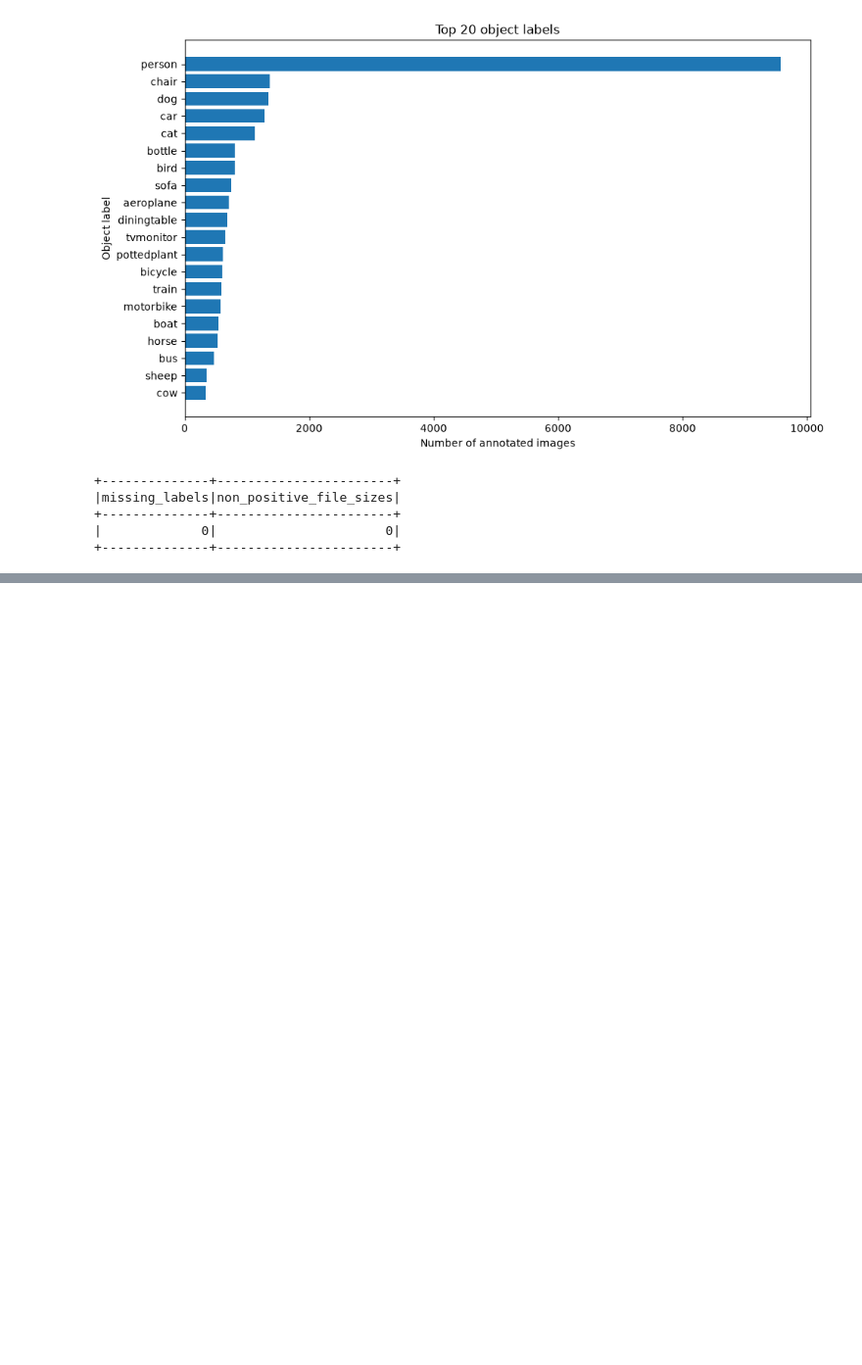
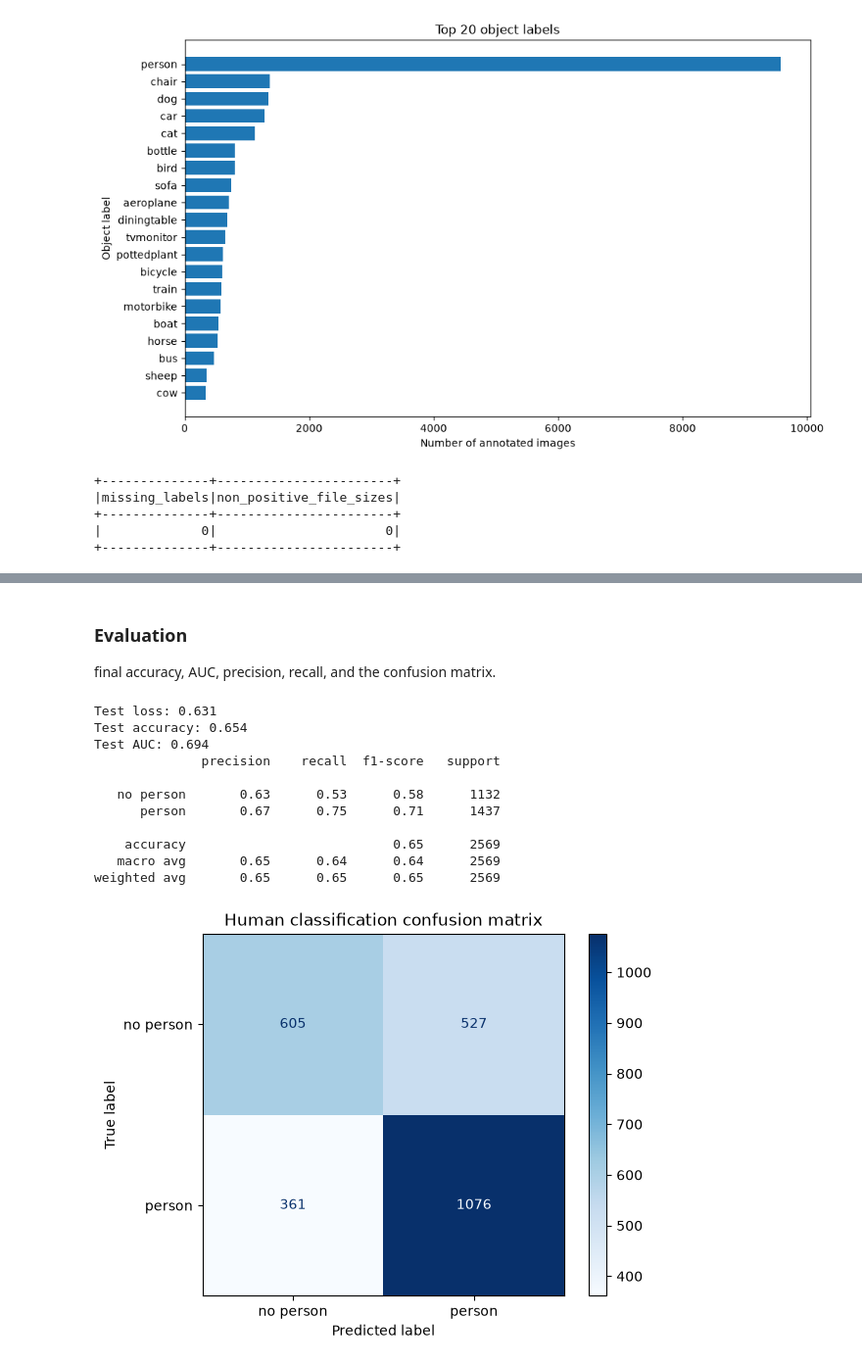
Before and after one commit to EMWCCN/pdan8412-2026-poe-part-3-convolutional-neural-networks-cnn-st10256074, a Jupyter notebook: notebook.ipynb, the cells around one changed output, grey strips where cells are left out. Shown at 98% size. Cells and saved outputs as stored; diff of their text form; code cells hidden in the pictures; blank space fills up the shorter version.

Commit message:
improved model and comparison

```diff
--- a/notebook.ipynb
+++ b/notebook.ipynb
@@ -331,0 +388,22 @@ image_properties_df.describe()
+# %%
+def load_image(path, label):
+    image = tf.io.read_file(path)
+    image = tf.image.decode_jpeg(image, channels=3)
+    image = tf.image.resize(image, IMAGE_SIZE)
+    return image, tf.cast(label, tf.float32)
+
+
+def make_dataset(frame, shuffle=False):
+    dataset = tf.data.Dataset.from_tensor_slices(
+        (frame["path"].to_numpy(), frame["human"].to_numpy())
+    )
+    if shuffle:
+        dataset = dataset.shuffle(len(frame), seed=SEED)
+    return dataset.map(load_image, num_parallel_calls=AUTOTUNE).batch(
+        BATCH_SIZE
+    ).prefetch(AUTOTUNE)
+
+
+train_ds = make_dataset(train_df, shuffle=True)
+validation_ds = make_dataset(validation_df)
+test_ds = make_dataset(test_df)
@@ -331,0 +476,40 @@ image_properties_df.describe()
+# %% [markdown]
+### Evaluation
+
+final accuracy, AUC, precision, recall, and the confusion matrix.
+# %%
+from sklearn.metrics import classification_report, confusion_matrix, ConfusionMatrixDisplay
+import matplotlib.pyplot as plt
+
+test_loss, test_accuracy, test_auc = model.evaluate(test_ds, verbose=0)
+test_probabilities = model.predict(test_ds, verbose=0).ravel()
+test_predictions = (test_probabilities >= 0.5).astype(int)
+test_labels = test_df["human"].to_numpy()
+
+print(f"Test loss: {test_loss:.3f}")
+print(f"Test accuracy: {test_accuracy:.3f}")
+print(f"Test AUC: {test_auc:.3f}")
+print(classification_report(
+    test_labels, test_predictions, target_names=["no person", "person"],
+    zero_division=0
+))
+
+ConfusionMatrixDisplay(
+    confusion_matrix(test_labels, test_predictions),
+    display_labels=["no person", "person"],
+).plot(cmap="Blues")
+plt.title("Human classification confusion matrix")
+plt.show()
+# %% [output]
+Test loss: 0.631
+Test accuracy: 0.654
+Test AUC: 0.694
+              precision    recall  f1-score   support
+
+   no person       0.63      0.53      0.58      1132
+      person       0.67      0.75      0.71      1437
+
+    accuracy                           0.65      2569
+   macro avg       0.65      0.64      0.64      2569
+weighted avg       0.65      0.65      0.65      2569
+[figure, added]
```
Also changed, not shown: parts of 20 cells of this notebook.
